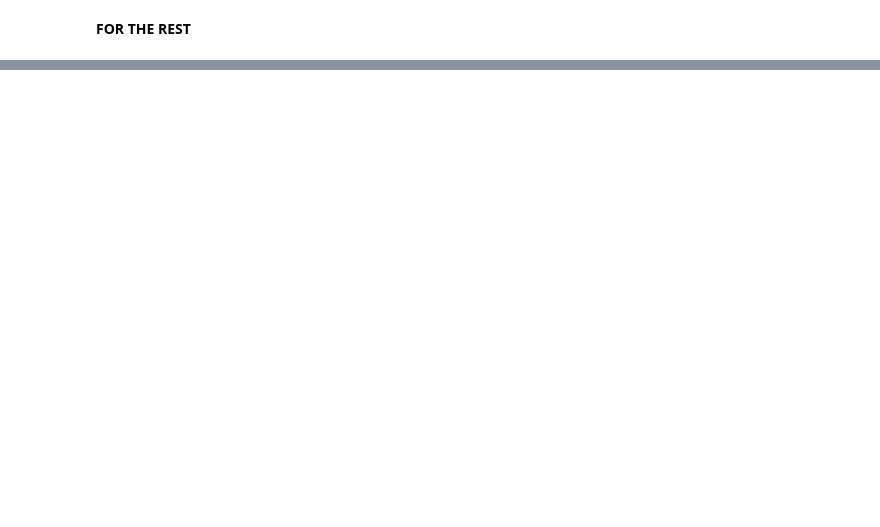
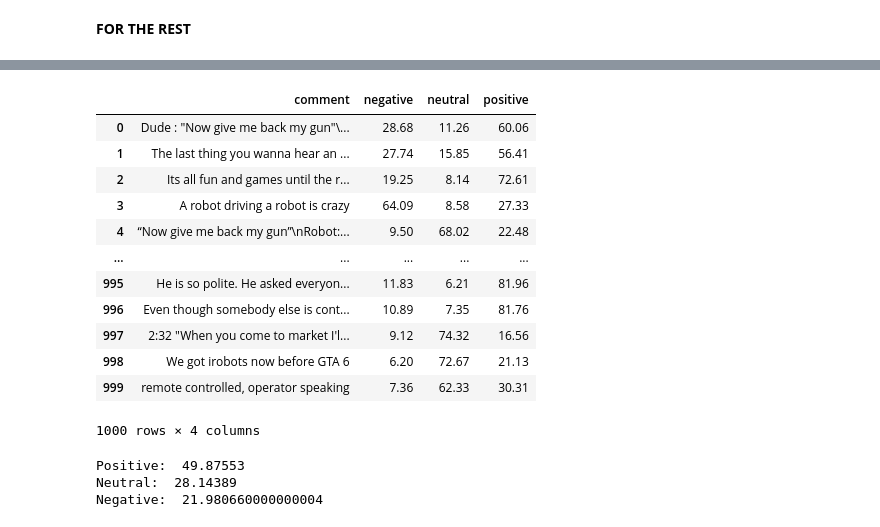
Before and after one commit to raidin2k3/meloAI, a Jupyter notebook: sentiment_model.ipynb, the cells around one changed output, grey strips where cells are left out. Saved outputs shown, nothing was run; the diff lists cells and outputs as text; code cells hidden in the pictures; blank space fills up the shorter version.

```diff
--- a/sentiment_model.ipynb
+++ b/sentiment_model.ipynb
@@ -594,19 +609,19 @@ print(result)
 **FOR THE REST**
 # %%
 # Assume your DataFrame is called 'df' with a column 'text' containing the texts
-df = pd.read_csv('your_dataset.csv')  # Load your dataset
+df = pd.read_csv('/content/drive/MyDrive/red_data_4.csv')  # Load your dataset
 
 # Create a new DataFrame to store the sentiment percentages
 sentiment_results = []
 
 # Iterate over the texts in the DataFrame
 for index, row in df.iterrows():
-    text = row['text']  # Replace 'text' with the name of the column containing your text data
+    text = row['comment']  # Replace 'text' with the name of the column containing your text data
     sentiment_percentages = predict_sentiment_with_percentages(text)
 
     # Append the result as a new row in sentiment_results
     sentiment_results.append({
-        'text': text,
+        'comment': text,
         'negative': sentiment_percentages['negative'],
         'neutral': sentiment_percentages['neutral'],
         'positive': sentiment_percentages['positive']
@@ -619,0 +653,24 @@ print(sentiment_df)
+# %%
+sentiment_df
+# %% [output]
+|  | comment | negative | neutral | positive |
+| 0 | Dude : "Now give me back my gun"\... | 28.68 | 11.26 | 60.06 |
+| 1 | The last thing you wanna hear an ... | 27.74 | 15.85 | 56.41 |
+| 2 | Its all fun and games until the r... | 19.25 | 8.14 | 72.61 |
+| 3 | A robot driving a robot is crazy | 64.09 | 8.58 | 27.33 |
+| 4 | “Now give me back my gun”\nRobot:... | 9.50 | 68.02 | 22.48 |
+| ... | ... | ... | ... | ... |
+| 995 | He is so polite. He asked everyon... | 11.83 | 6.21 | 81.96 |
+| 996 | Even though somebody else is cont... | 10.89 | 7.35 | 81.76 |
+| 997 | 2:32 "When you come to market I'l... | 9.12 | 74.32 | 16.56 |
+| 998 | We got irobots now before GTA 6 | 6.20 | 72.67 | 21.13 |
+| 999 | remote controlled, operator speaking | 7.36 | 62.33 | 30.31 |
+1000 rows × 4 columns
+# %%
+print("Positive: ",sentiment_df['positive'].mean())
+print("Neutral: ",sentiment_df['neutral'].mean())
+print("Negative: ",sentiment_df['negative'].mean())
+# %% [output]
+Positive:  49.87553
+Neutral:  28.14389
+Negative:  21.980660000000004
```
Also changed, not shown: parts of 6 cells of this notebook.
